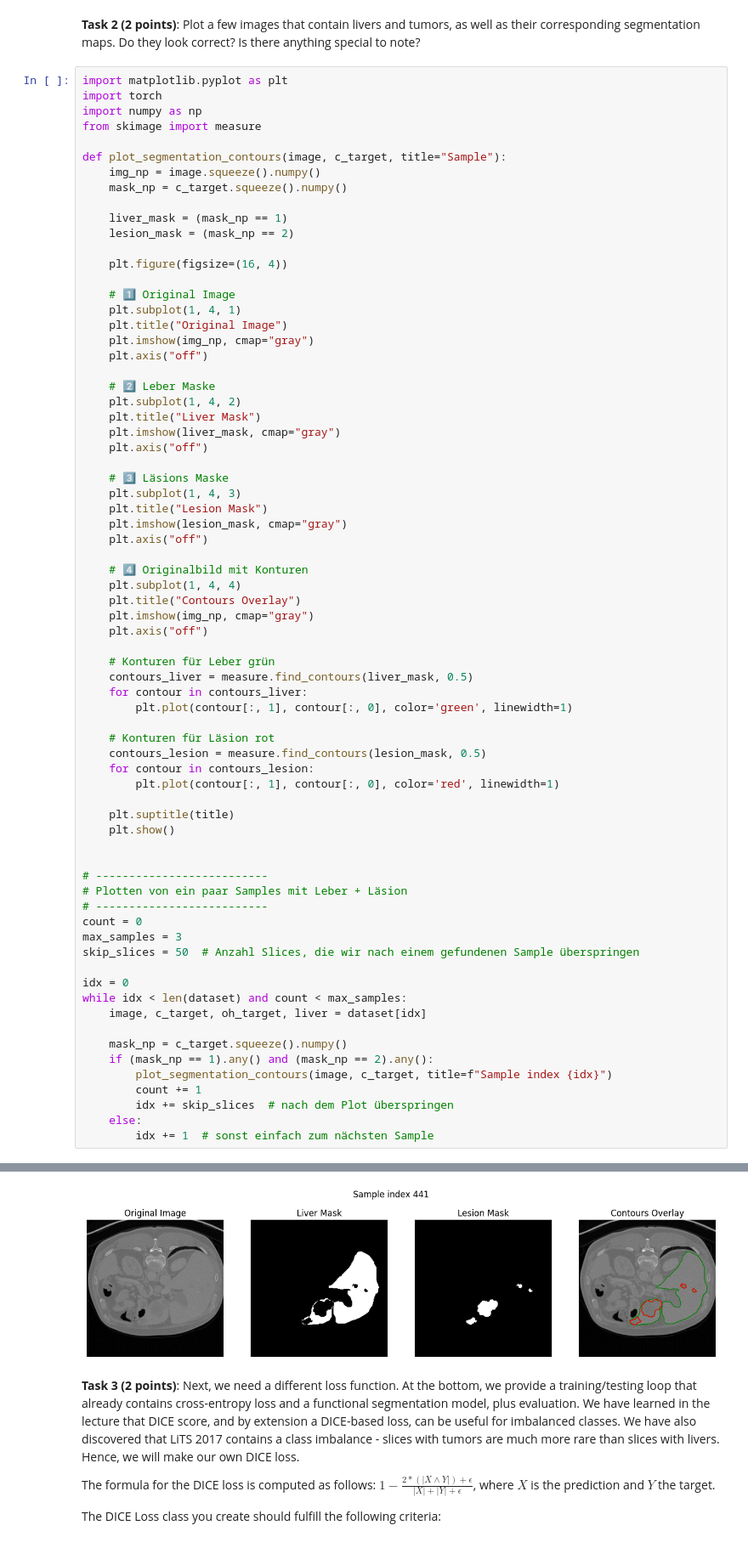
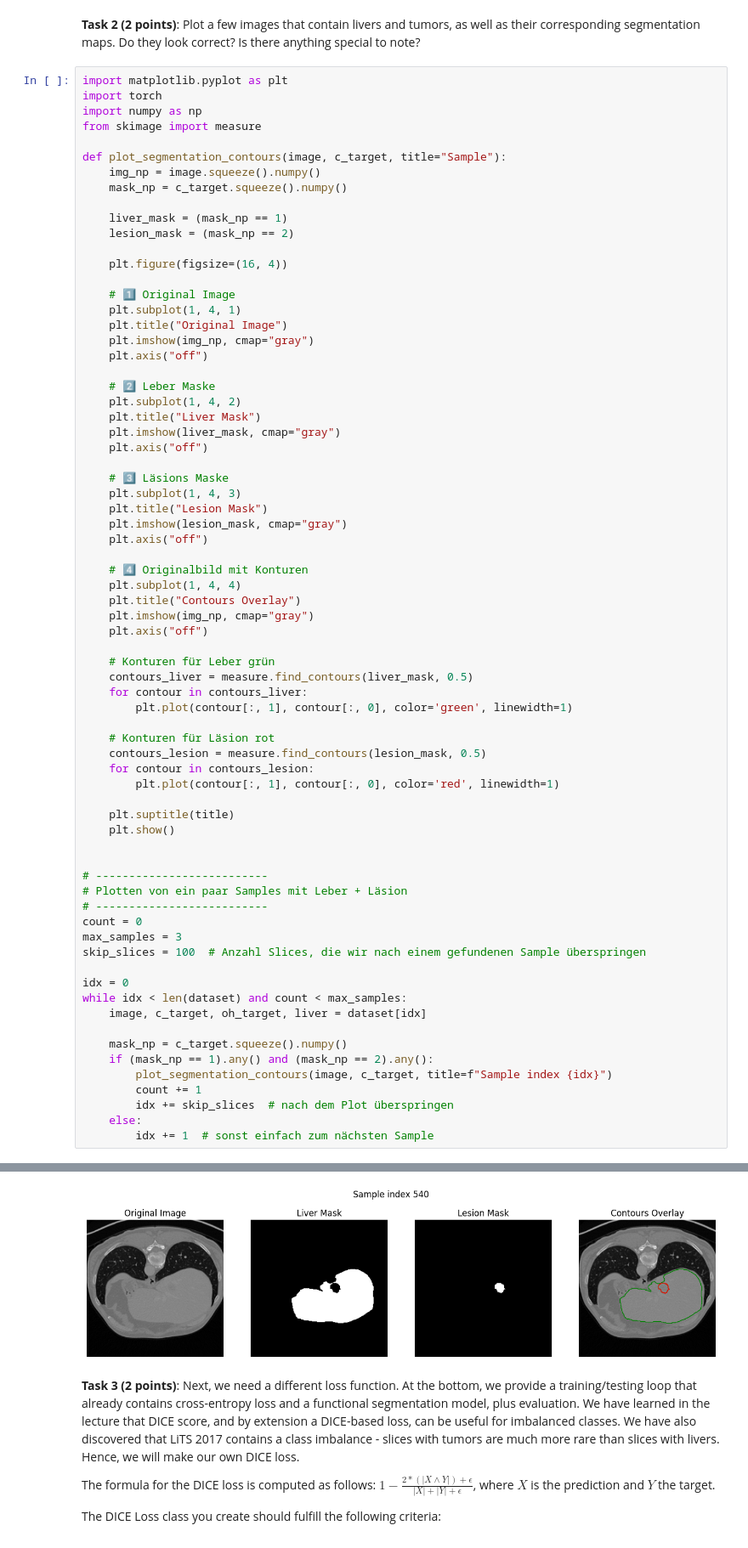
Before and after one commit to frederikgras/AIMA, a Jupyter notebook: week_07_generative_ai.ipynb, the cells around one changed output, grey strips where cells are left out. Shown at 85% size. Cells and saved outputs as stored; diff of their text form.

```diff
--- a/week_07_generative_ai.ipynb
+++ b/week_07_generative_ai.ipynb
@@ -256,7 +256,7 @@ def plot_segmentation_contours(image, c_target, title="Sample"):
 # --------------------------
 count = 0
 max_samples = 3
-skip_slices = 50  # Anzahl Slices, die wir nach einem gefundenen Sample überspringen
+skip_slices = 100  # Anzahl Slices, die wir nach einem gefundenen Sample überspringen
 
 idx = 0
 while idx < len(dataset) and count < max_samples:
@@ -275,4 +275,4 @@ while idx < len(dataset) and count < max_samples:
-[figure, old version]
+[figure, new version]
 # %% [markdown]
 **Task 3 (2 points)**: Next, we need a different loss function. At the bottom, we provide a training/testing loop that already contains cross-entropy loss and a functional segmentation model, plus evaluation. We have learned in the lecture that DICE score, and by extension a DICE-based loss, can be useful for imbalanced classes. We have also discovered that LiTS 2017 contains a class imbalance - slices with tumors are much more rare than slices with livers. Hence, we will make our own DICE loss.
 
```
Also changed, not shown: parts of 1 cell of this notebook.
